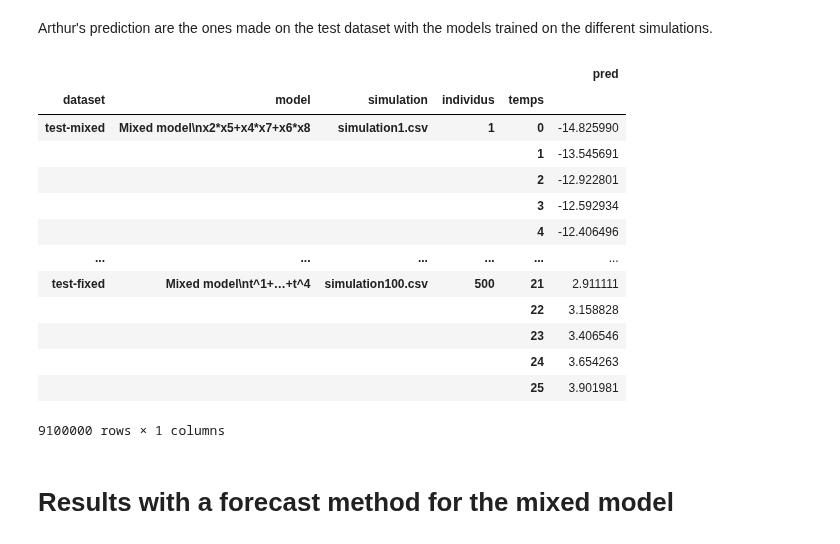
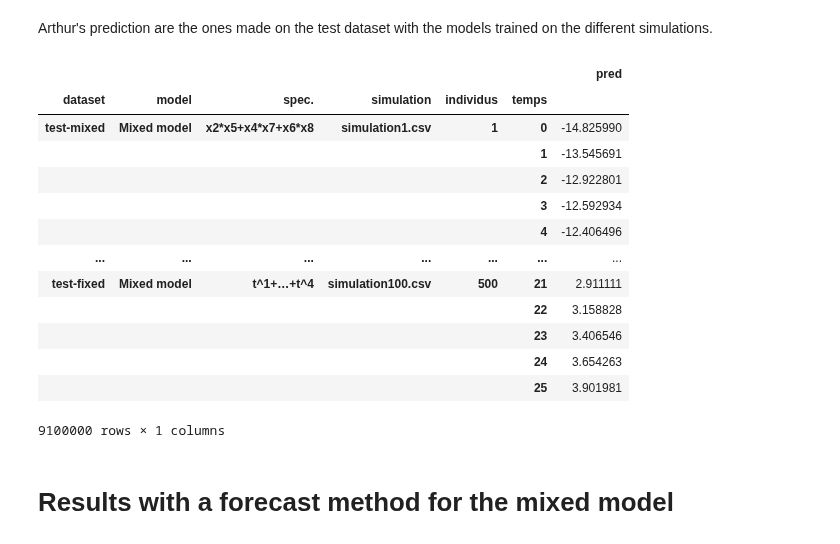
Before and after one commit to FrankwaP/subSISTM, a Jupyter notebook: models/metrics_analysis.ipynb, the cells around one changed output. Drawn from its saved outputs; the diff is of its cells as text; code cells hidden in the pictures.

```diff
--- a/models/metrics_analysis.ipynb
+++ b/models/metrics_analysis.ipynb
@@ -197,52 +207,53 @@ Arthur's prediction are the ones made on the test dataset with the models traine
 arthur_preds = pd.read_csv(
     DATA_DIR + "/Résultats/Predictions.csv.gz", index_col=[INDIV, TSTEPS]
 )
 arthur_preds = arthur_preds.drop(columns=["Unnamed: 0"])
 arthur_preds = arthur_preds.melt(ignore_index=False)
 
 arthur_preds = arthur_preds.rename(columns={"variable": SIMS})
 arthur_preds[SIMS] = arthur_preds[SIMS].str.replace(r"^pred_", r"", regex=True)
-arthur_preds[MDL] = (
-    arthur_preds[SIMS]
-    .str.replace(r"_\d+$", r"", regex=True)
-    .apply(arthur_convert_name)
-    .str.join(r"\n")
+
+tmp = (
+    arthur_preds[SIMS].str.replace(r"_\d+$", r"", regex=True).apply(arthur_convert_name)
 )
+arthur_preds[MDL] = tmp.apply(lambda x: x[0])
+arthur_preds[SPEC] = tmp.apply(lambda x: x[1])
 
 
 def get_effect(x):
     for effect in ["mixed", "fixed"]:
         if effect in x:
             return effect
     raise UserWarning()
 
 
 arthur_preds[DSET] = "test-" + arthur_preds[SIMS].apply(get_effect)
 arthur_preds[SIMS] = arthur_preds[SIMS].str.replace(
     r"^.*_(\d+)", r"simulation\1.csv", regex=True
 )
 
 arthur_preds = arthur_preds.set_index(SIMS, append=True)
 arthur_preds = arthur_preds.set_index(MDL, append=True)
+arthur_preds = arthur_preds.set_index(SPEC, append=True)
 arthur_preds = arthur_preds.set_index(DSET, append=True)
-arthur_preds = arthur_preds.reorder_levels([DSET, MDL, SIMS, INDIV, TSTEPS])
+arthur_preds = arthur_preds.reorder_levels([DSET, MDL, SPEC, SIMS, INDIV, TSTEPS])
 
 arthur_preds = arthur_preds.rename(columns={"value": PRED})
 arthur_preds
 # %% [output]
-|  |  |  |  |  | pred |
-| dataset | model | simulation | individus | temps |  |
-| test-mixed | Mixed model\nx2*x5+x4*x7+x6*x8 | simulation1.csv | 1 | 0 | -14.825990 |
-|  |  |  |  | 1 | -13.545691 |
-|  |  |  |  | 2 | -12.922801 |
-|  |  |  |  | 3 | -12.592934 |
-|  |  |  |  | 4 | -12.406496 |
-| ... | ... | ... | ... | ... | ... |
-| test-fixed | Mixed model\nt^1+…+t^4 | simulation100.csv | 500 | 21 | 2.911111 |
-|  |  |  |  | 22 | 3.158828 |
-|  |  |  |  | 23 | 3.406546 |
-|  |  |  |  | 24 | 3.654263 |
-|  |  |  |  | 25 | 3.901981 |
+|  |  |  |  |  |  | pred |
+| dataset | model | spec. | simulation | individus | temps |  |
+| test-mixed | Mixed model | x2*x5+x4*x7+x6*x8 | simulation1.csv | 1 | 0 | -14.825990 |
+|  |  |  |  |  | 1 | -13.545691 |
+|  |  |  |  |  | 2 | -12.922801 |
+|  |  |  |  |  | 3 | -12.592934 |
+|  |  |  |  |  | 4 | -12.406496 |
+| ... | ... | ... | ... | ... | ... | ... |
+| test-fixed | Mixed model | t^1+…+t^4 | simulation100.csv | 500 | 21 | 2.911111 |
+|  |  |  |  |  | 22 | 3.158828 |
+|  |  |  |  |  | 23 | 3.406546 |
+|  |  |  |  |  | 24 | 3.654263 |
+|  |  |  |  |  | 25 | 3.901981 |
 9100000 rows × 1 columns
 # %% [markdown]
 # Results with a forecast method for the mixed model
```
Also changed, not shown: parts of 45 cells of this notebook.
